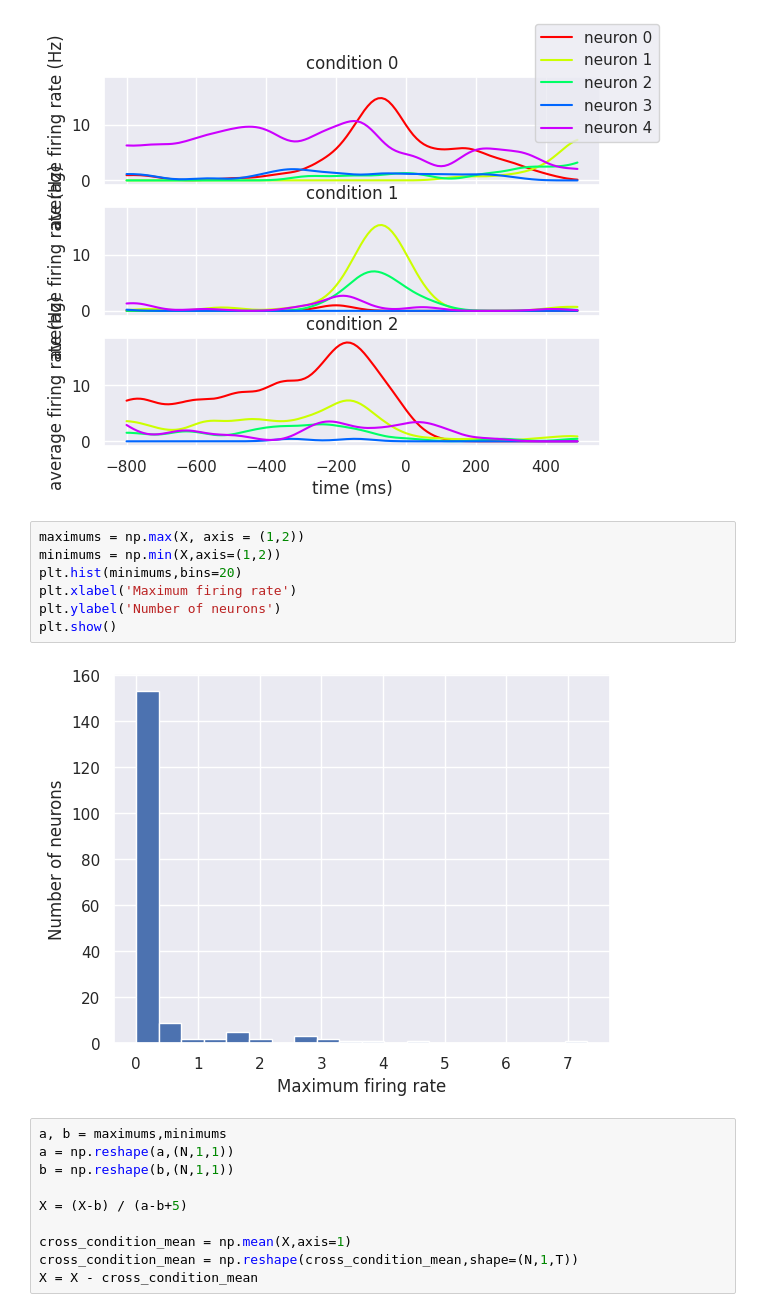
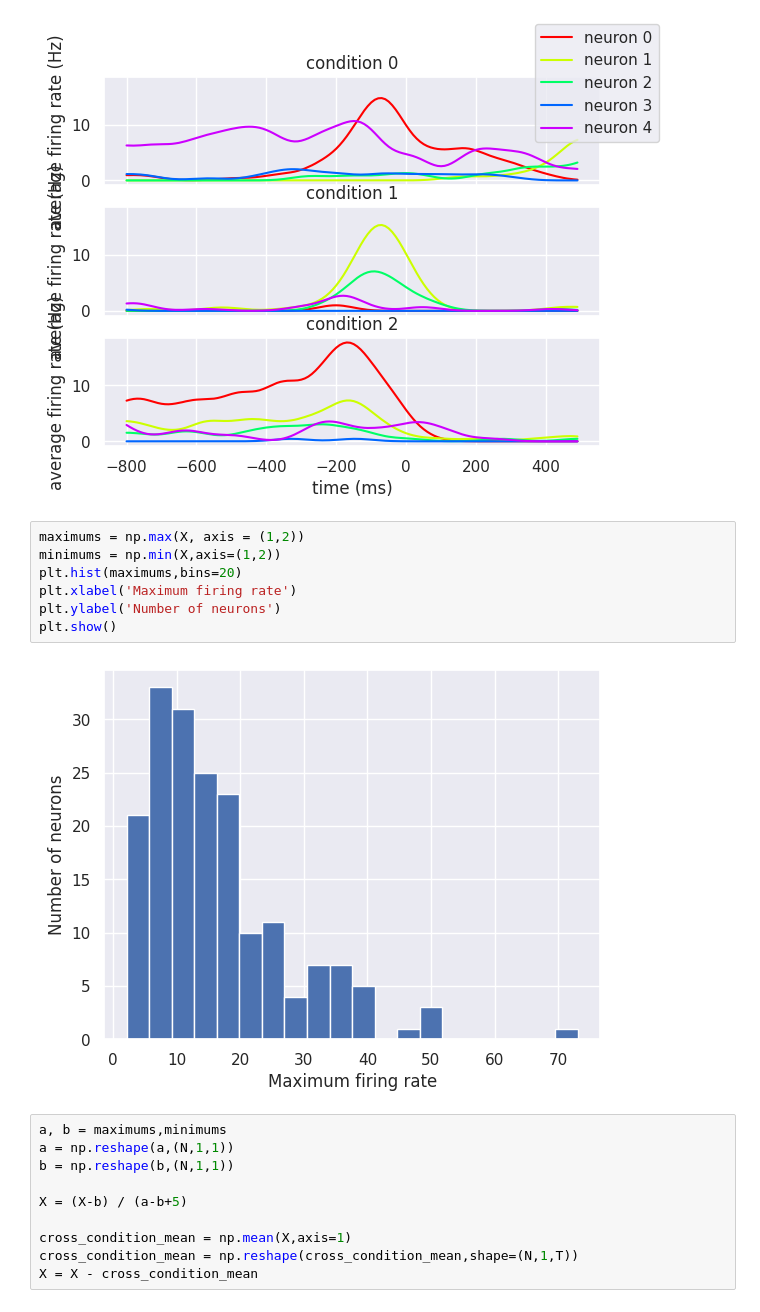
Before and after one commit to MalachyFox/4g10_cw_1, a Jupyter notebook: ex2.ipynb, the cells around one changed output. Saved outputs shown, nothing was run; the diff lists cells and outputs as text.

```diff
--- a/ex2.ipynb
+++ b/ex2.ipynb
@@ -45,12 +45,12 @@ neuron shape:(108, 130)
 # %%
 maximums = np.max(X, axis = (1,2))
 minimums = np.min(X,axis=(1,2))
-plt.hist(minimums,bins=20)
+plt.hist(maximums,bins=20)
 plt.xlabel('Maximum firing rate')
 plt.ylabel('Number of neurons')
 plt.show()
 # %% [output]
-[figure, old version]
+[figure, new version]
 # %%
 a, b = maximums,minimums
 a = np.reshape(a,(N,1,1))
```
Also changed, not shown: parts of 5 cells of this notebook.
